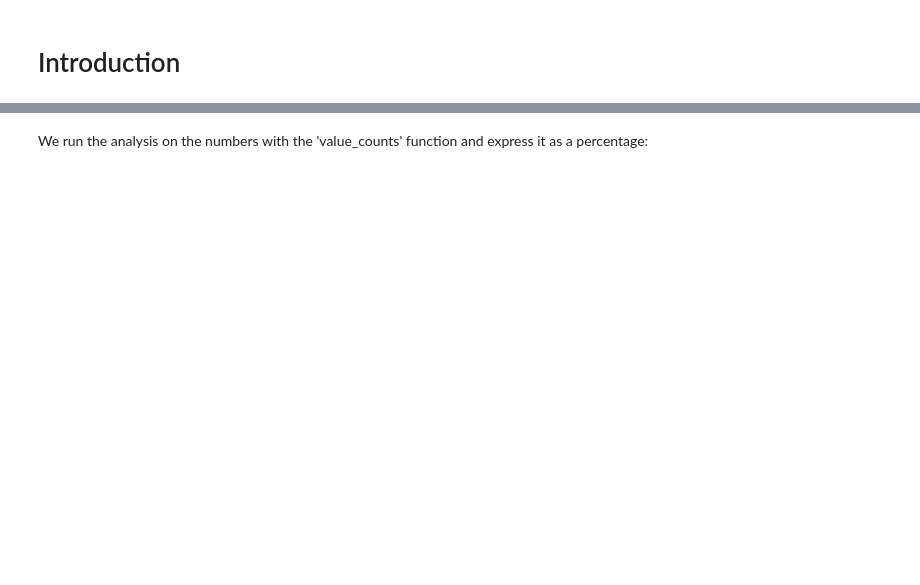
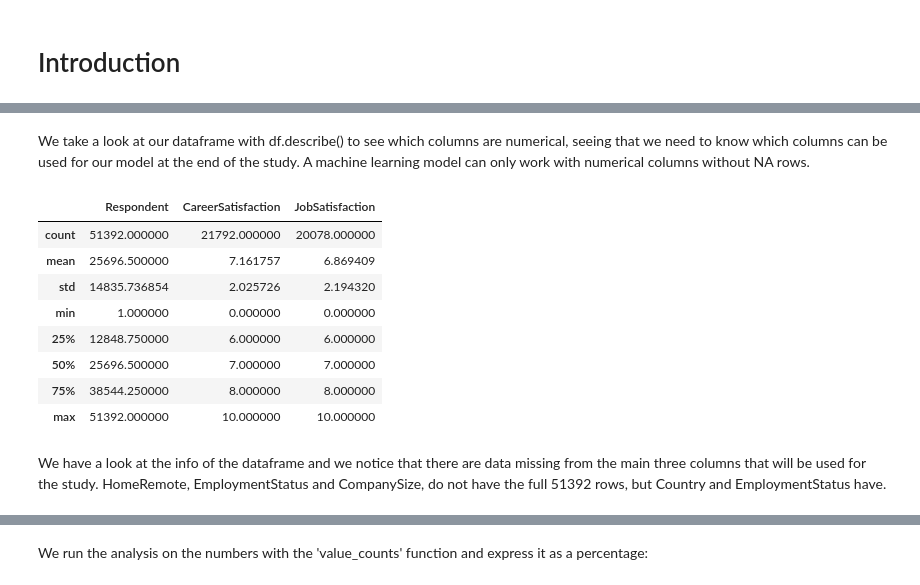
Before and after one commit to JakePython/Udacity-Blog, a Jupyter notebook: Udacity Blog Remote working.ipynb, the cells around one changed output, grey strips where cells are left out. Drawn from its saved outputs; the diff is of its cells as text; code cells hidden in the pictures; blank space fills up the shorter version.

```diff
--- a/Udacity Blog Remote working.ipynb
+++ b/Udacity Blog Remote working.ipynb
@@ -30,0 +59,16 @@ df = pd.read_excel('C:\\Users\\vdwaltjl\\OneDrive - Vodafone Group\\General\\Tra
+# %% [markdown]
+We take a look at our dataframe with df.describe() to see which columns are numerical, seeing that we need to know which columns can be used for our model at the end of the study. A machine learning model can only work with numerical columns without NA rows.
+# %%
+df.describe()
+# %% [output]
+|  | Respondent | CareerSatisfaction | JobSatisfaction |
+| count | 51392.000000 | 21792.000000 | 20078.000000 |
+| mean | 25696.500000 | 7.161757 | 6.869409 |
+| std | 14835.736854 | 2.025726 | 2.194320 |
+| min | 1.000000 | 0.000000 | 0.000000 |
+| 25% | 12848.750000 | 6.000000 | 6.000000 |
+| 50% | 25696.500000 | 7.000000 | 7.000000 |
+| 75% | 38544.250000 | 8.000000 | 8.000000 |
+| max | 51392.000000 | 10.000000 | 10.000000 |
+# %% [markdown]
+We have a look at the info of the dataframe and we notice that there are data missing from the main three columns that will be used for the study. HomeRemote, EmploymentStatus and CompanySize, do not have the full 51392 rows, but Country and EmploymentStatus have.
```
Also changed, not shown: parts of 53 cells of this notebook.
